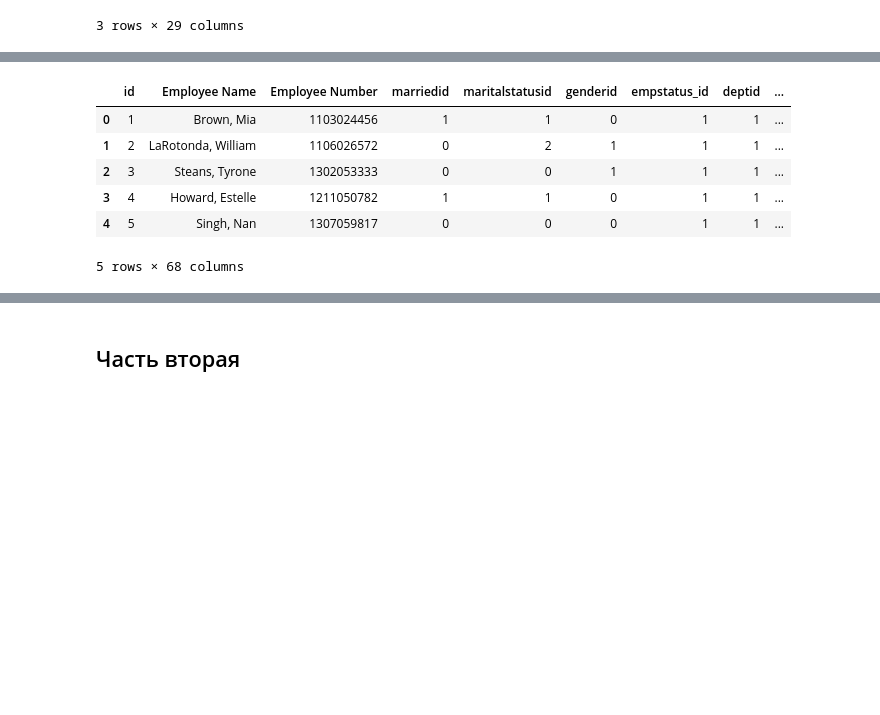
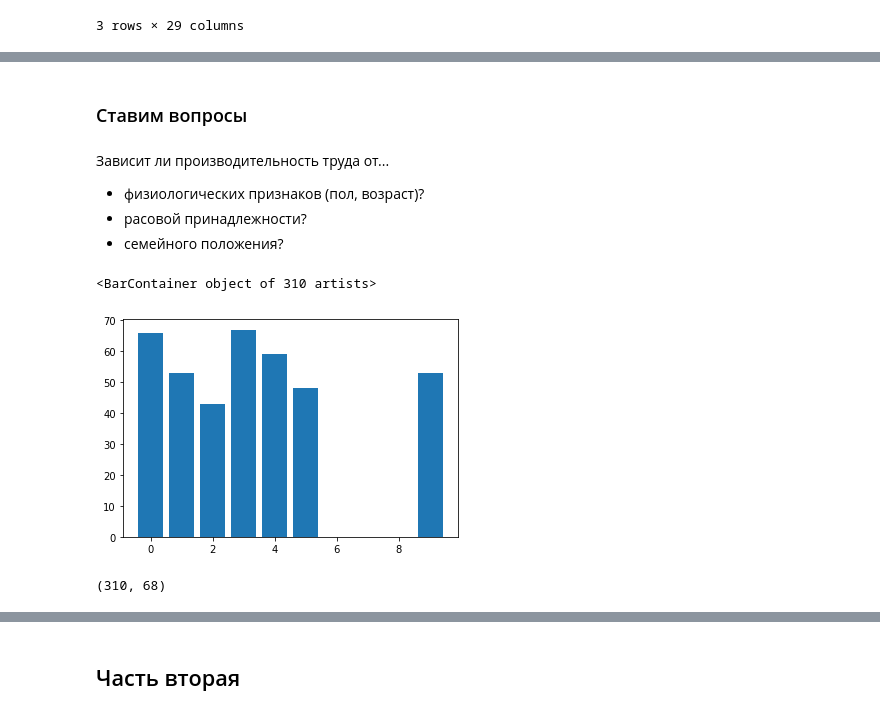
Before and after one commit to AnnaMedved/Online-school-conversion-analysis, a Jupyter notebook: Coursework_analytics_2.ipynb, the cells around one changed output, grey strips where cells are left out. Saved outputs shown, nothing was run; the diff lists cells and outputs as text; code cells hidden in the pictures; blank space fills up the shorter version.

```diff
--- a/Coursework_analytics_2.ipynb
+++ b/Coursework_analytics_2.ipynb
@@ -22,19 +22,19 @@
 <br><br>
 Параметры для подключения следующие: хост – `dsstudents.skillbox.ru`, порт – `5432`, имя базы данных – `human_resources`, пользователь – `readonly`, пароль – `6hajV34RTQfmxhS`. Таблицы, доступные для анализа, – `hr_dataset`, `production_staff`, `recruiting_costs`, `salary_grid`.
 # %%
-import sqlalchemy
+import sqlalchemy as db
 import pandas as pd
 import psycopg2
 
 #      dialect+driver://username:password@host:port/database
 conn = 'postgresql+psycopg2://readonly:6hajV34RTQfmxhS@dsstudents.skillbox.ru:5432/human_resources'
-engine = sqlalchemy.create_engine(conn)
-connect = engine.connect()
+engine = db.create_engine(conn)
+connected = engine.connect()
 
 queries = ["SELECT * FROM hr_dataset AS hr",
     "SELECT * FROM production_staff AS product",
     "SELECT * FROM recruiting_costs AS recruit",
     "SELECT * FROM salary_grid AS salary"]
-dfs = []
+dfs = [] # 4 исходные таблицы
 for query in queries:
-    dfs.append(pd.read_sql(query, connect))
+    dfs.append(pd.read_sql(query, connected))
@@ -70,0 +236,7 @@ dfs[3].head(3)
+# %% [markdown]
+### Ставим вопросы
+# %% [markdown]
+Зависит ли производительность труда от...
+* физиологических признаков (пол, возраст)?
+* расовой принадлежности?
+* семейного положения?
@@ -71 +246,11 @@ dfs[3].head(3)
+# %%
+age_sex = """
+    SELECT age, perf_scoreid
+    FROM hr_dataset
+"""
+age_sex_pd = pd.read_sql(age_sex, connected)
+plt.bar(age_sex_pd.perf_scoreid, age_sex_pd.age)
+# %% [output]
+<BarContainer object of 310 artists>
+[figure, added]
 # %%
@@ -85,10 +271,4 @@ pre_merged = pd.read_sql(query, connect)
 # %%
-pre_merged.head()
+pre_merged.shape
 # %% [output]
-|  | id | Employee Name | Employee Number | marriedid | maritalstatusid | genderid | empstatus_id | deptid | ... |
-| 0 | 1 | Brown, Mia | 1103024456 | 1 | 1 | 0 | 1 | 1 | ... |
-| 1 | 2 | LaRotonda, William | 1106026572 | 0 | 2 | 1 | 1 | 1 | ... |
-| 2 | 3 | Steans, Tyrone | 1302053333 | 0 | 0 | 1 | 1 | 1 | ... |
-| 3 | 4 | Howard, Estelle | 1211050782 | 1 | 1 | 0 | 1 | 1 | ... |
-| 4 | 5 | Singh, Nan | 1307059817 | 0 | 0 | 0 | 1 | 1 | ... |
-5 rows × 68 columns
+(310, 68)
```
Also changed, not shown: parts of 22 cells of this notebook.
